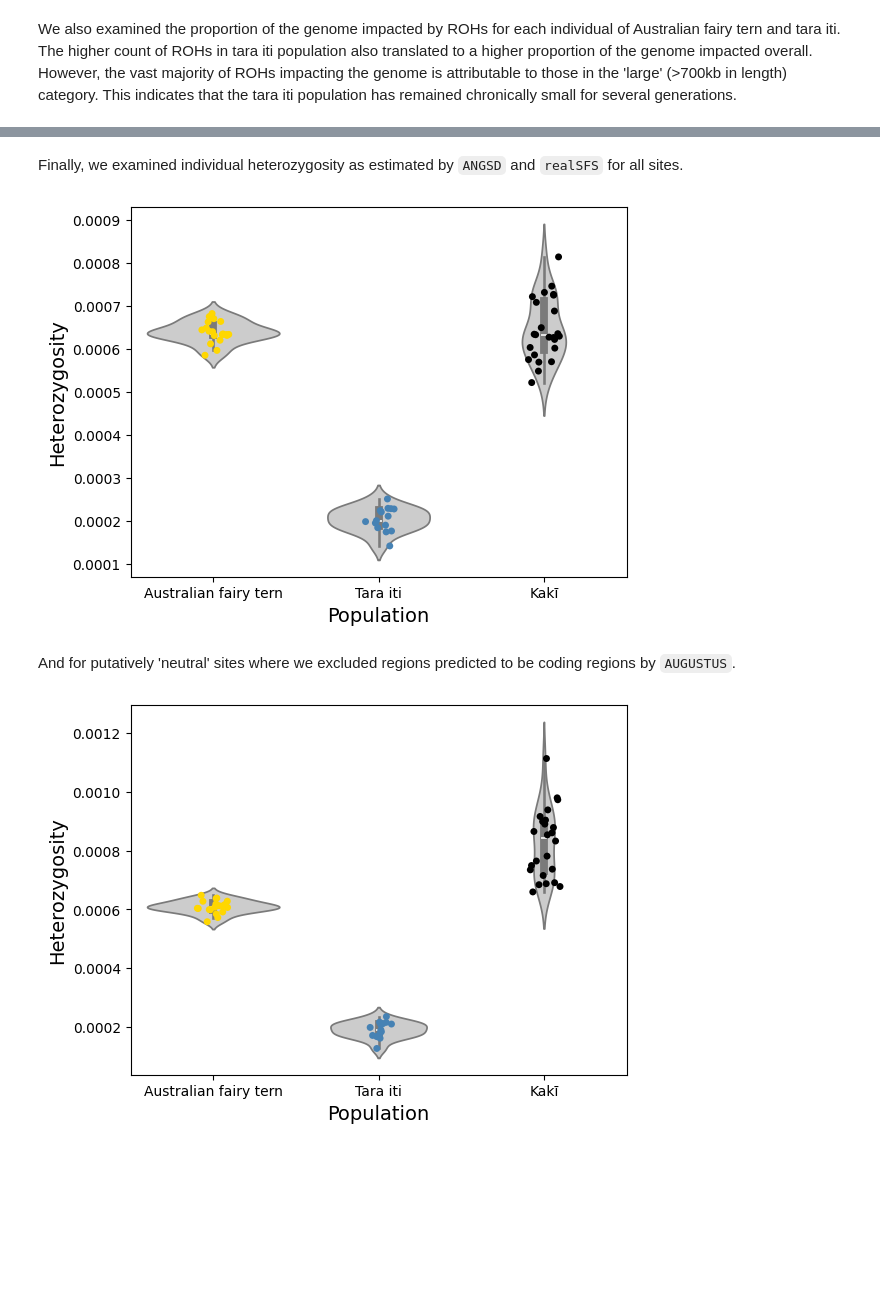
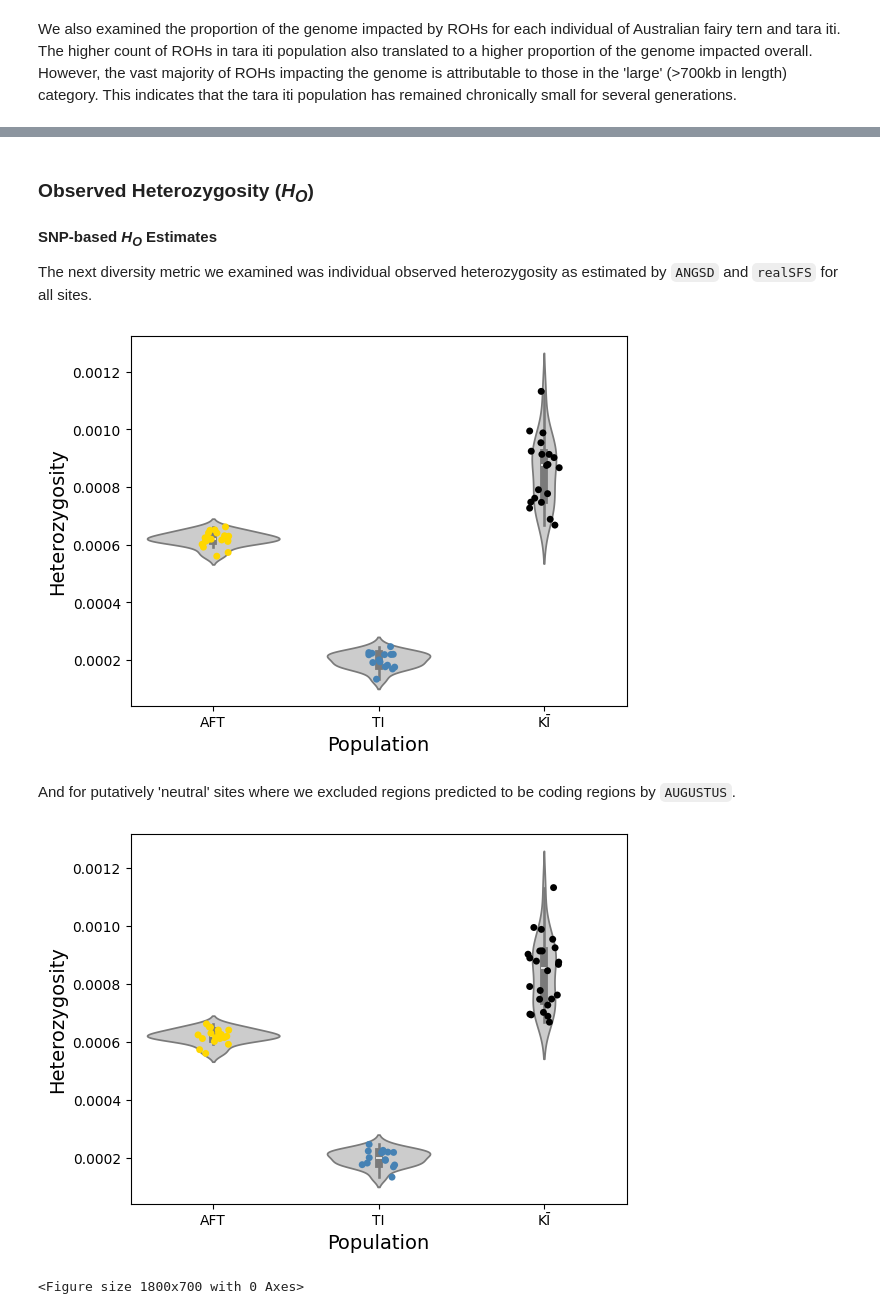
Before and after one commit to janawold1/2026_S_nereis_Cons_Gen, a Jupyter notebook: 06_visualisations.ipynb, the cells around one changed output, grey strips where cells are left out. Drawn from its saved outputs; the diff is of its cells as text; code cells hidden in the pictures; blank space fills up the shorter version.

```diff
--- a/06_visualisations.ipynb
+++ b/06_visualisations.ipynb
@@ -236,37 +231,43 @@ plt.show()
 # %% [markdown]
-Finally, we examined individual heterozygosity as estimated by `ANGSD` and `realSFS` for all sites.
+### Observed Heterozygosity (*H<sub>O</sub>*)
+#### SNP-based *H<sub>O</sub>* Estimates
+The next diversity metric we examined was individual observed heterozygosity as estimated by `ANGSD` and `realSFS` for all sites.
 # %%
 palette = ['gold', 'steelblue', 'black']
 indiv_het = pd.read_csv('angsd/individual_het.tsv', delimiter='\t')
+indiv_het = indiv_het.sort_values(by=['Sample', 'Population'], ascending=[True, True])
 
-wholegenome_het = indiv_het[indiv_het["Tool"] == 'whole-genome']
+wholegenome_het = indiv_het[indiv_het["Tool"] == 'whole-genome_folded']
 
-ax = sns.violinplot(data = wholegenome_het, x = "Population", y = "Heterozygosity", color="0.8")
+ax = sns.violinplot(data = wholegenome_het, x = "Population", y = "Heterozygosity", order=['AU', 'TI', 'KI'], color="0.8")
 sns.stripplot(data = wholegenome_het, x = "Population", y = "Heterozygosity",
-                   hue = "Population", palette=palette, jitter = True)
+                   hue = "Population", hue_order=['AU', 'TI', 'KI'], palette=palette, jitter = True)
 handles, labels = ax.get_legend_handles_labels()
 
-ax.set_xticklabels(['Australian fairy tern', 'Tara iti', 'Kakī'])
+ax.set_xticklabels(['AFT', 'TI', 'KĪ'])
 ax.set_xlabel('Population', fontsize=14)
 ax.set_ylabel("Heterozygosity", fontsize=14)
 
 plt.savefig('plots/indiv_het_wholeGenome.png', dpi=300, bbox_inches='tight')
 # %% [output]
-[figure, old version]
+[figure, new version]
 # %% [markdown]
 And for putatively 'neutral' sites where we excluded regions predicted to be coding regions by `AUGUSTUS`.
 # %%
-neutral_het = indiv_het[indiv_het["Tool"] == 'neutral']
+neutral_het = indiv_het[indiv_het['Tool'] == 'neutral_folded']
 
-ax = sns.violinplot(data = neutral_het, x = "Population", y = "Heterozygosity", color="0.8")
+ax = sns.violinplot(data = neutral_het, x = "Population", y = "Heterozygosity", order=['AU', 'TI', 'KI'], color="0.8")
 sns.stripplot(data = neutral_het, x = "Population", y = "Heterozygosity",
-                   hue = "Population", palette=palette, jitter = True)
+                   hue = "Population", hue_order=['AU', 'TI', 'KI'], palette=palette, jitter = True)
 handles, labels = ax.get_legend_handles_labels()
 
-ax.set_xticklabels(['Australian fairy tern', 'Tara iti', 'Kakī'])
+ax.set_xticklabels(['AFT', 'TI', 'KĪ'])
 ax.set_xlabel('Population', fontsize=14)
 ax.set_ylabel("Heterozygosity", fontsize=14)
 
+plt.figure(figsize=(18,7))
+
 plt.savefig('plots/indiv_het_neutralSites.png', dpi=300, bbox_inches='tight')
 # %% [output]
-[figure, old version]
+[figure, new version]
+<Figure size 1800x700 with 0 Axes>
```
Also changed, not shown: parts of 92 cells of this notebook, 28 other files.
